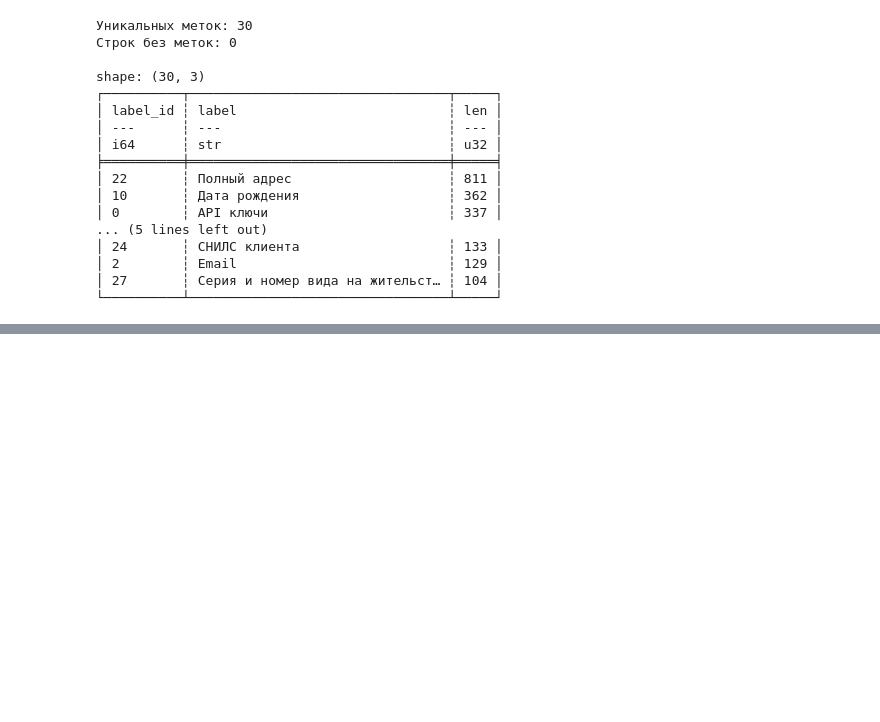
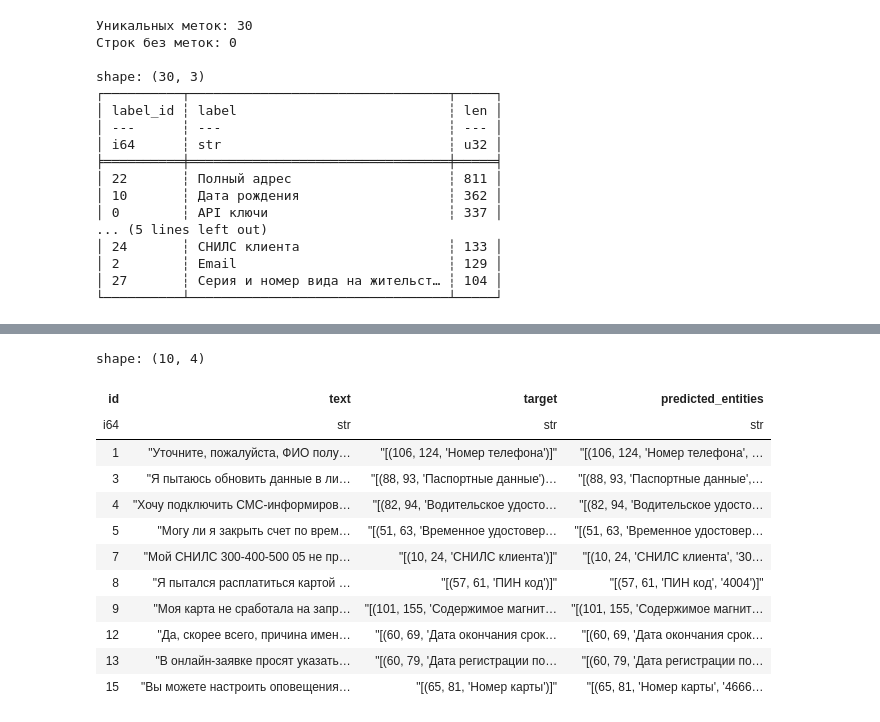
Before and after one commit to iliagribov-rnd/hackCUxITMO, a Jupyter notebook: exps.ipynb, the cells around one changed output, grey strips where cells are left out. Cells and saved outputs as stored; diff of their text form; code cells hidden in the pictures; blank space fills up the shorter version.

```diff
--- a/exps.ipynb
+++ b/exps.ipynb
@@ -270,0 +302,2 @@ for epoch in range(EPOCHS):
+# %%
+model.load_state_dict(torch.load("model.pth"))
@@ -270,0 +306,3 @@ for epoch in range(EPOCHS):
+# %%
+df = pl.read_csv("llm-march2026-alfabank/private_test_dataset.csv")
+df.head(5), df.shape
@@ -270,0 +443,38 @@ for epoch in range(EPOCHS):
+# %%
+def extract_entities_from_text(text, triplets):
+    return [
+        (int(start), int(end), str(label), text[int(start):int(end)])
+        for start, end, label in triplets
+    ]
+
+
+entity_examples = [
+    extract_entities_from_text(text, triplets)
+    for text, triplets in zip(df["text"].to_list(), pred_triplets)
+]
+
+df_with_entities = df.select("id", "text").with_columns(
+    pl.Series("Prediction", formatted_predictions, dtype=pl.Utf8),
+    pl.Series("predicted_entities", [str(x) for x in entity_examples], dtype=pl.Utf8)
+)
+
+(
+    df_with_entities
+    .filter(pl.col("Prediction") != "[]")
+    .select("id", "text", "Prediction", "predicted_entities")
+    .head(10)
+)
+# %% [output]
+shape: (10, 4)
+| id | text | target | predicted_entities |
+| i64 | str | str | str |
+| 1 | "Уточните, пожалуйста, ФИО полу… | "[(106, 124, 'Номер телефона')]" | "[(106, 124, 'Номер телефона', … |
+| 3 | "Я пытаюсь обновить данные в ли… | "[(88, 93, 'Паспортные данные')… | "[(88, 93, 'Паспортные данные',… |
+| 4 | "Хочу подключить СМС-информиров… | "[(82, 94, 'Водительское удосто… | "[(82, 94, 'Водительское удосто… |
+| 5 | "Могу ли я закрыть счет по врем… | "[(51, 63, 'Временное удостовер… | "[(51, 63, 'Временное удостовер… |
+| 7 | "Мой СНИЛС 300-400-500 05 не пр… | "[(10, 24, 'СНИЛС клиента')]" | "[(10, 24, 'СНИЛС клиента', '30… |
+| 8 | "Я пытался расплатиться картой … | "[(57, 61, 'ПИН код')]" | "[(57, 61, 'ПИН код', '4004')]" |
+| 9 | "Моя карта не сработала на запр… | "[(101, 155, 'Содержимое магнит… | "[(101, 155, 'Содержимое магнит… |
+| 12 | "Да, скорее всего, причина имен… | "[(60, 69, 'Дата окончания срок… | "[(60, 69, 'Дата окончания срок… |
+| 13 | "В онлайн-заявке просят указать… | "[(60, 79, 'Дата регистрации по… | "[(60, 79, 'Дата регистрации по… |
+| 15 | "Вы можете настроить оповещения… | "[(65, 81, 'Номер карты')]" | "[(65, 81, 'Номер карты', '4666… |
```
Also changed, not shown: parts of 7 cells of this notebook.
